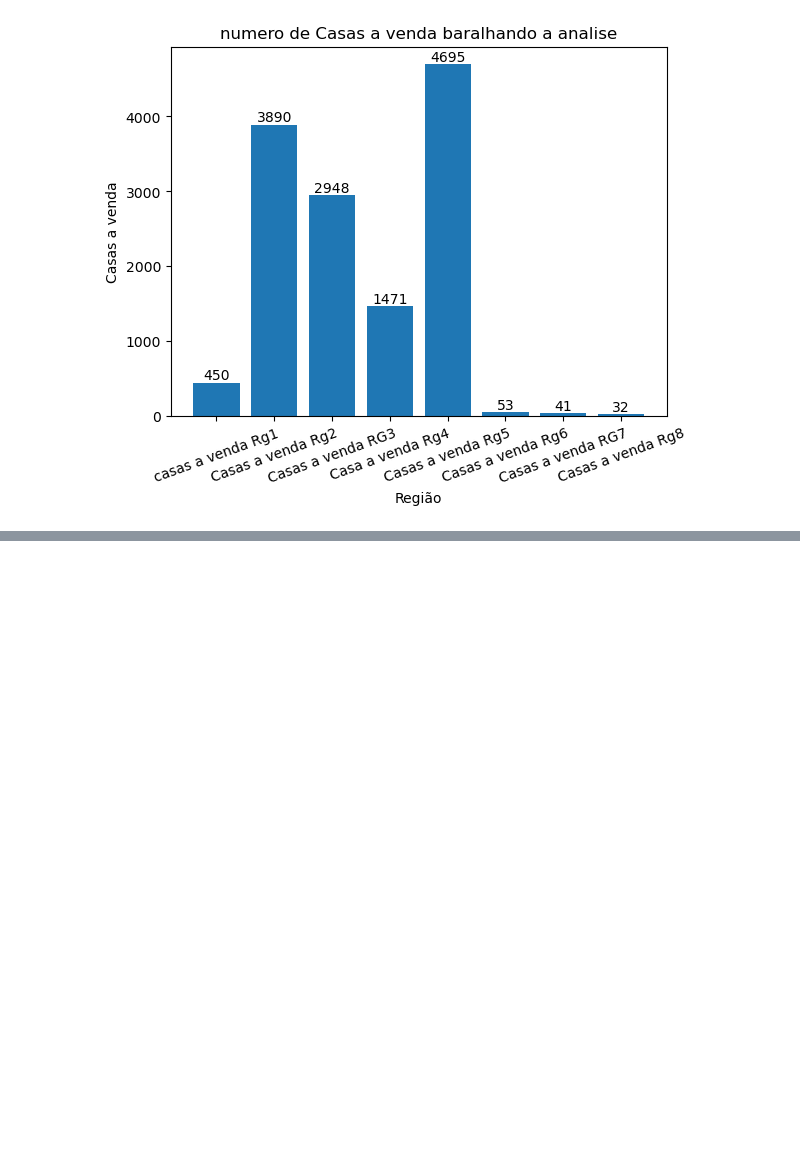
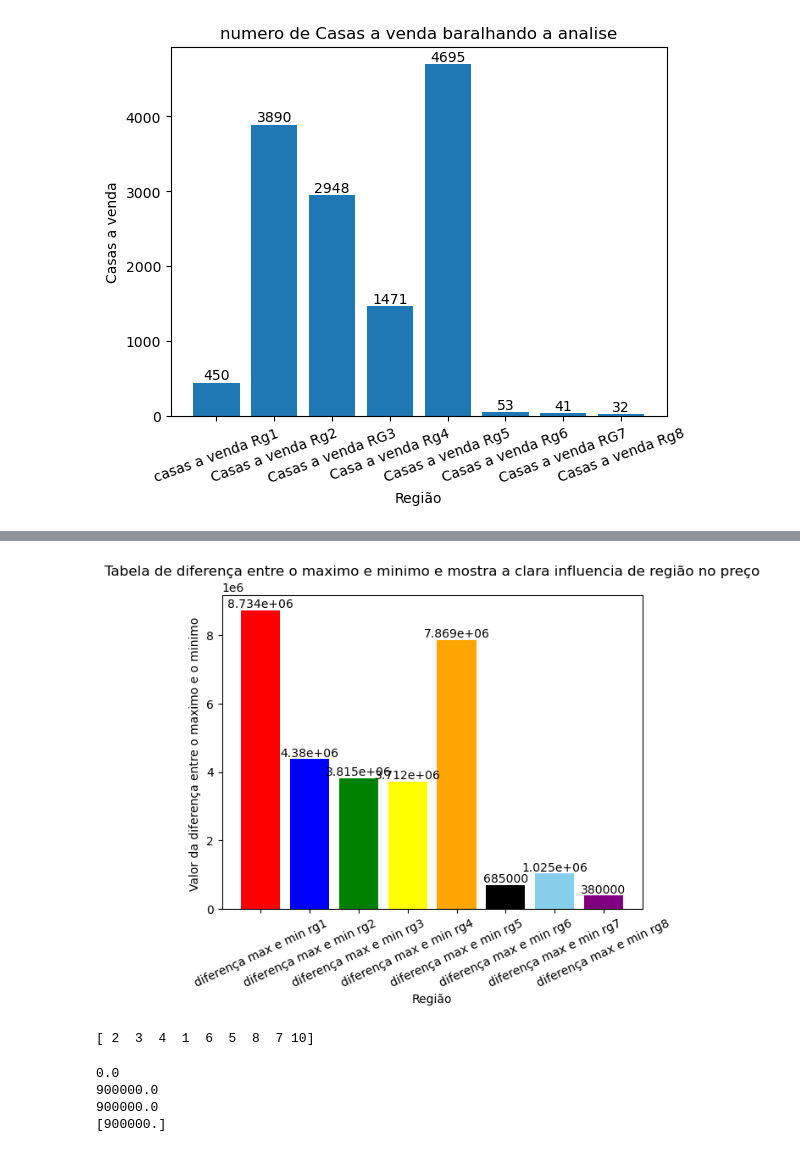
Before and after one commit to eduardo123-rgb/Aprendendoprograma-ojavapythonC-, a Jupyter notebook: exemple.ipynb, the cells around one changed output, grey strips where cells are left out. Cells and saved outputs as stored; diff of their text form; code cells hidden in the pictures; blank space fills up the shorter version.

```diff
--- a/exemple.ipynb
+++ b/exemple.ipynb
@@ -181,0 +238,26 @@ plt.show()
+# %%
+TR ,TE = plt.subplots()
+RAF = TE.bar(['diferença max e min rg1','diferença max e min rg2','diferença max e min rg3','diferença max e min rg4',
+             'diferença max e min rg5','diferença max e min rg6','diferença max e min rg7','diferença max e min rg8'],[VA1, VA2, VA3, VA4, VA5, VA6, VA7, VA8],color=cores)
+TE.bar_label(RAF)
+plt.xticks(rotation=25)
+plt.xlabel('Região')
+plt.ylabel('Valor da diferença entre o maximo e o minimo ')
+plt.title('Tabela de diferença entre o maximo e minimo e mostra a clara influencia de região no preço')
+plt.show()
+# %% [output]
+[figure, added]
+# %%
+Room = data['Rooms'].unique()
+ROOM = data[data['Rooms']==1]
+ROOM1 = data[data['Rooms']==2]
+room1 = data[data['Rooms']==3]
+room2 = data[data['Rooms']==4]
+room3 = data[data['Rooms']==5]
+room4 = data[data['Rooms']==6]
+room5 = data[data['Rooms']==7]
+room6 = data[data['Rooms']==8]
+room7 = data[data['Rooms']==10]
+print(Room)
+# %% [output]
+[ 2  3  4  1  6  5  8  7 10]
@@ -181,0 +271,47 @@ plt.show()
+# %%
+mediaroom = ROOM['Price'].mean()
+mediaroom1 = ROOM1['Price'].mean()
+mediaroom2 = room1['Price'].mean()
+mediaroom3 = room2['Price'].mean()
+mediaroom4 = room3['Price'].mean()
+mediaroom5 = room4['Price'].mean()
+mediaroom6 = room5['Price'].mean()
+mediaroom7 = room6['Price'].mean()
+mediaroom8 = room7['Price'].mean()
+
+maximo1 = ROOM['Price'].max()
+minimo1 = ROOM['Price'].min()
+VARIA1 = maximo1 - minimo1
+maximo2 = room1['Price'].max()
+minimo2 = room1['Price'].min()
+VARIA2 = maximo2 - minimo2
+maximo3 = room2['Price'].max()
+minimo3 = room2['Price'].min()
+VARIA3 = maximo3 - minimo3
+maximo4 = room3['Price'].max()
+minimo4 = room3['Price'].min()
+VARIA4 = maximo4 - minimo4
+maximo5 = room4['Price'].max()
+minimo5 = room4['Price'].min()
+VARIA5 = maximo5 - minimo5
+maximo6 = room5['Price'].max()
+minimo6 = room5['Price'].min()
+VARIA6 = maximo6 - minimo6
+maximo7 = room6['Price'].max()
+minimo7 = room6['Price'].min()
+VARIA7 = maximo7 - minimo7
+maximo8 = room7['Price'].max()
+minimo8 = room7['Price'].min()
+VARIA8 = maximo8 - minimo8
+maximo9 = ROOM1['Price'].max()
+minimo9 = ROOM1['Price'].min()
+VARIA9 = maximo9 - minimo9
+print(VARIA8)
+print(maximo8)
+print(minimo8)
+print(room7['Price'].unique())
+# %% [output]
+0.0
+900000.0
+900000.0
+[900000.]
```
Also changed, not shown: parts of 9 cells of this notebook.
